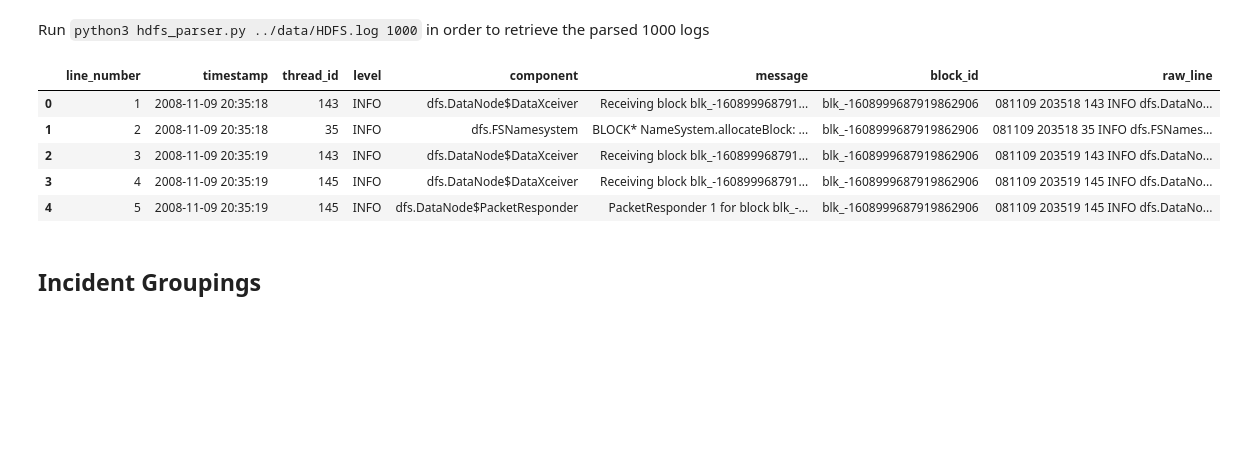
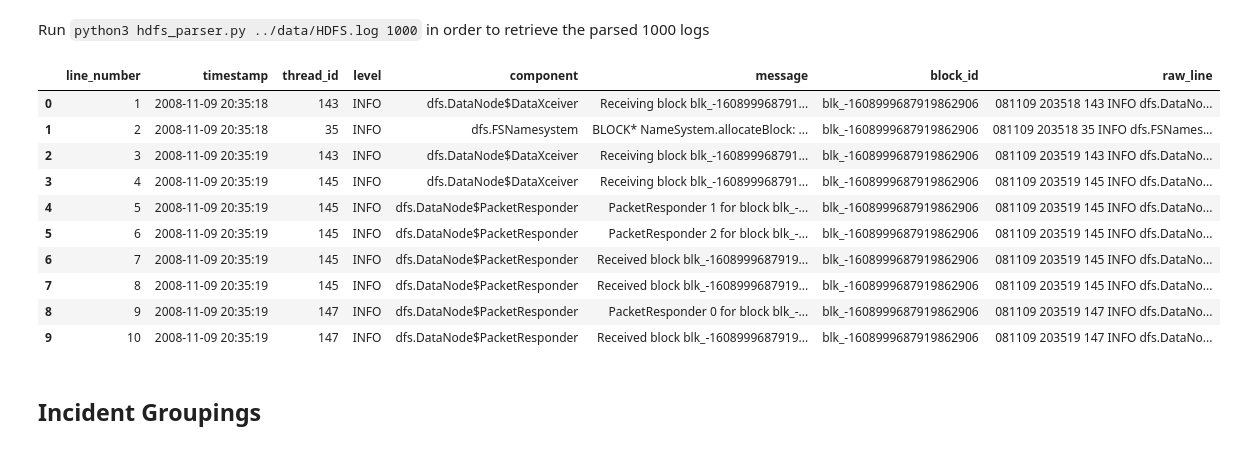
Before and after one commit to BU-EC528-Spring-2026/LLM_Assisted_Incident_Summarization_and_Clustering_from_System_Logs, a Jupyter notebook: notebooks/01_demo_notebook.ipynb, the cells around one changed output. Drawn from its saved outputs; the diff is of its cells as text; code cells hidden in the pictures; blank space fills up the shorter version.

```diff
--- a/notebooks/01_demo_notebook.ipynb
+++ b/notebooks/01_demo_notebook.ipynb
@@ -36,14 +36,19 @@ Run `python3 hdfs_parser.py ../data/HDFS.log 1000` in order to retrieve the pars
 # %%
 json_path = "../data/parsed_logs_1000.json"
 df = pd.read_json(json_path)
-df.head()
+df.head(10)
 # %% [output]
 |  | line_number | timestamp | thread_id | level | component | message | block_id | raw_line |
 | 0 | 1 | 2008-11-09 20:35:18 | 143 | INFO | dfs.DataNode$DataXceiver | Receiving block blk_-160899968791... | blk_-1608999687919862906 | 081109 203518 143 INFO dfs.DataNo... |
 | 1 | 2 | 2008-11-09 20:35:18 | 35 | INFO | dfs.FSNamesystem | BLOCK* NameSystem.allocateBlock: ... | blk_-1608999687919862906 | 081109 203518 35 INFO dfs.FSNames... |
 | 2 | 3 | 2008-11-09 20:35:19 | 143 | INFO | dfs.DataNode$DataXceiver | Receiving block blk_-160899968791... | blk_-1608999687919862906 | 081109 203519 143 INFO dfs.DataNo... |
 | 3 | 4 | 2008-11-09 20:35:19 | 145 | INFO | dfs.DataNode$DataXceiver | Receiving block blk_-160899968791... | blk_-1608999687919862906 | 081109 203519 145 INFO dfs.DataNo... |
 | 4 | 5 | 2008-11-09 20:35:19 | 145 | INFO | dfs.DataNode$PacketResponder | PacketResponder 1 for block blk_-... | blk_-1608999687919862906 | 081109 203519 145 INFO dfs.DataNo... |
+| 5 | 6 | 2008-11-09 20:35:19 | 145 | INFO | dfs.DataNode$PacketResponder | PacketResponder 2 for block blk_-... | blk_-1608999687919862906 | 081109 203519 145 INFO dfs.DataNo... |
+| 6 | 7 | 2008-11-09 20:35:19 | 145 | INFO | dfs.DataNode$PacketResponder | Received block blk_-1608999687919... | blk_-1608999687919862906 | 081109 203519 145 INFO dfs.DataNo... |
+| 7 | 8 | 2008-11-09 20:35:19 | 145 | INFO | dfs.DataNode$PacketResponder | Received block blk_-1608999687919... | blk_-1608999687919862906 | 081109 203519 145 INFO dfs.DataNo... |
+| 8 | 9 | 2008-11-09 20:35:19 | 147 | INFO | dfs.DataNode$PacketResponder | PacketResponder 0 for block blk_-... | blk_-1608999687919862906 | 081109 203519 147 INFO dfs.DataNo... |
+| 9 | 10 | 2008-11-09 20:35:19 | 147 | INFO | dfs.DataNode$PacketResponder | Received block blk_-1608999687919... | blk_-1608999687919862906 | 081109 203519 147 INFO dfs.DataNo... |
 # %% [markdown]
 ## Incident Groupings
 # %% [markdown]
```
Also changed, not shown: parts of 4 cells of this notebook.
